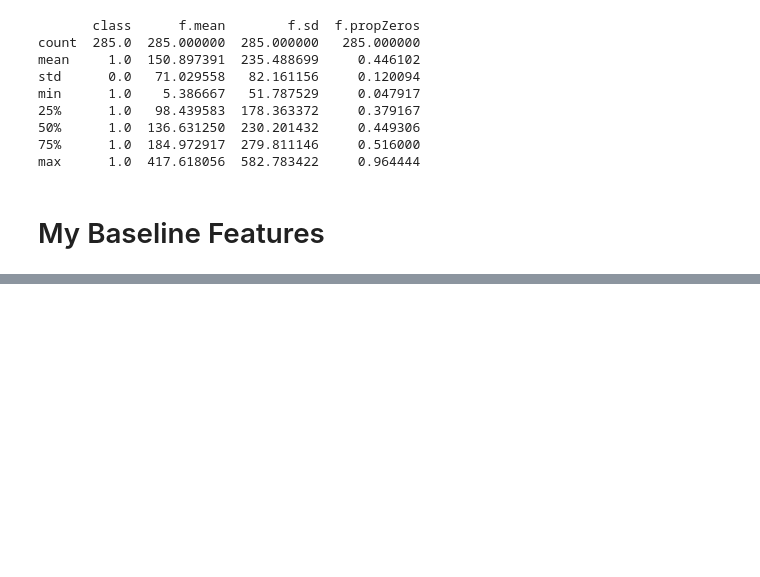
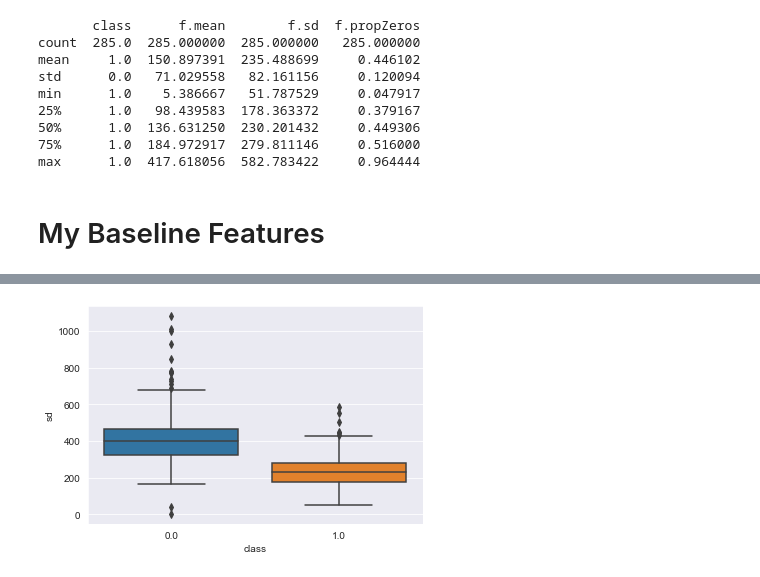
Before and after one commit to fellipepf/final-project-datascience-mtu, a Jupyter notebook: code/notebooks/EDA_Notebook.ipynb, the cells around one changed output, grey strips where cells are left out. Saved outputs shown, nothing was run; the diff lists cells and outputs as text; code cells hidden in the pictures; blank space fills up the shorter version.

```diff
--- a/code/notebooks/EDA_Notebook.ipynb
+++ b/code/notebooks/EDA_Notebook.ipynb
@@ -139,0 +203,5 @@ from psykose import stats_day_night
+# %%
+#Standard Deviation
+eda_baseline_boxplot(join_baselines, utils.Feature.SD)
+# %% [output]
+[figure, added]
```
Also changed, not shown: parts of 11 cells of this notebook, 3 other files.
